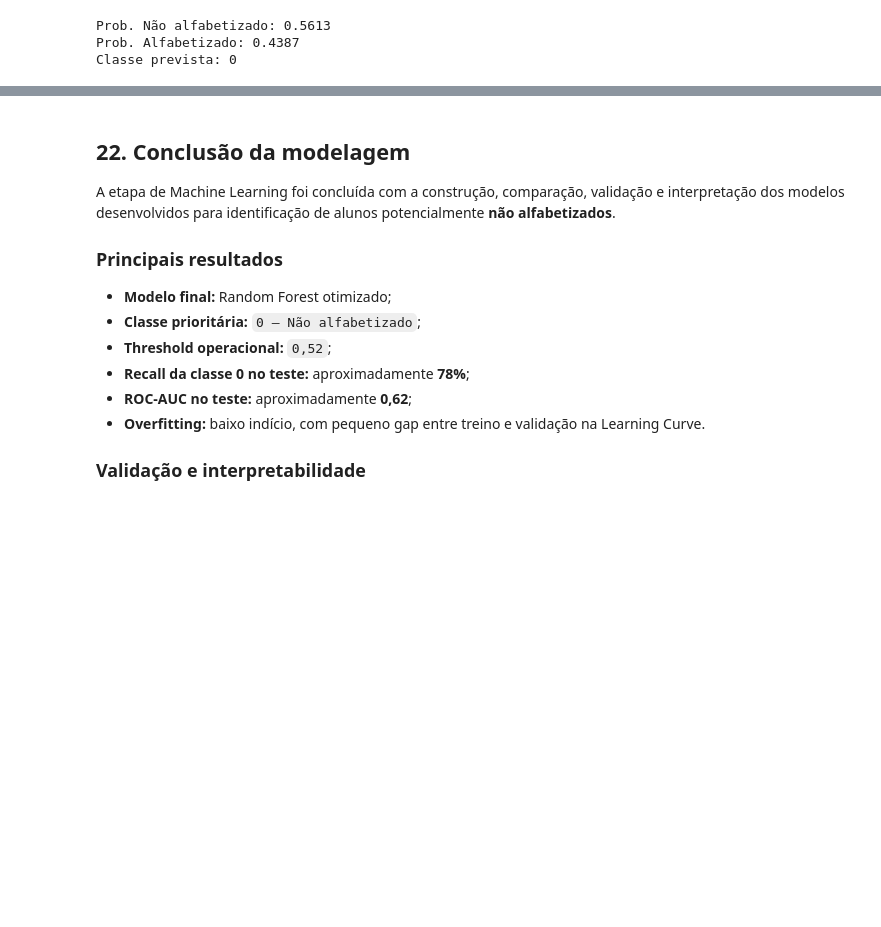
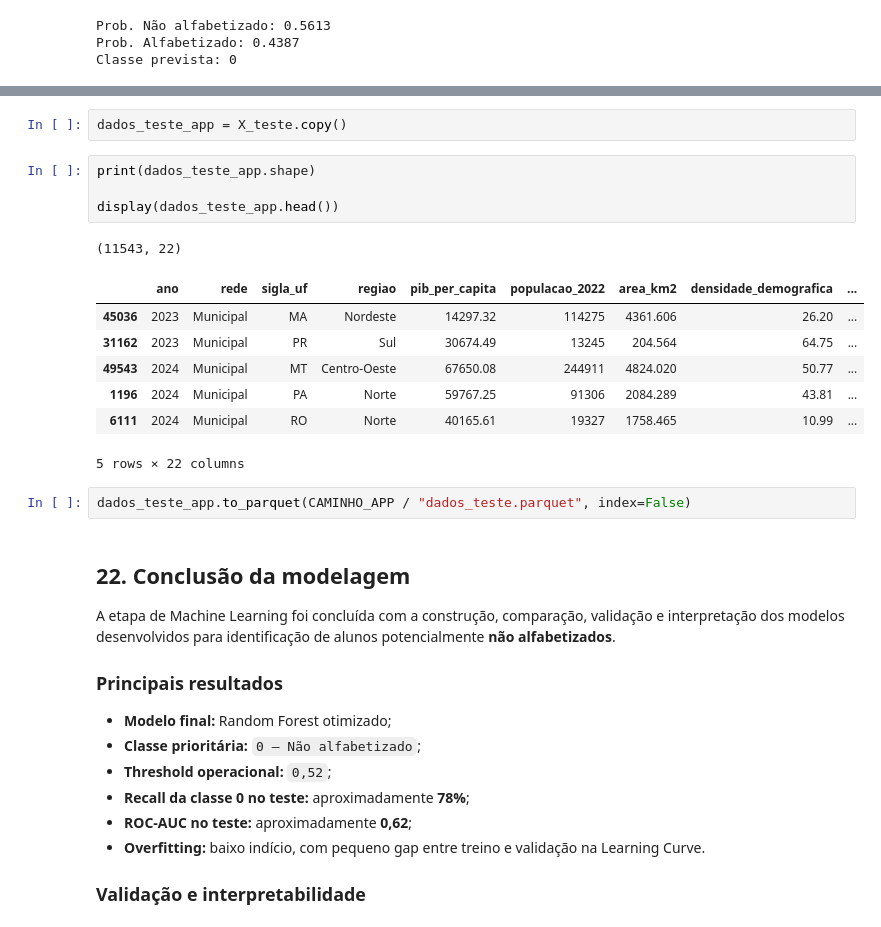
Before and after one commit to RenanTrevelim/tech-challenge-fase3-literacy-ml, a Jupyter notebook: notebooks/03_modelos_machine_learning.ipynb, the cells around one changed output, grey strips where cells are left out. Saved outputs shown, nothing was run; the diff lists cells and outputs as text; blank space fills up the shorter version.

```diff
--- a/notebooks/03_modelos_machine_learning.ipynb
+++ b/notebooks/03_modelos_machine_learning.ipynb
@@ -1885,3 +1895,20 @@ Classe prevista: 0
+# %%
+dados_teste_app = X_teste.copy()
+# %%
+print(dados_teste_app.shape)
+
+display(dados_teste_app.head())
+# %% [output]
+(11543, 22)
+|  | ano | rede | sigla_uf | regiao | pib_per_capita | populacao_2022 | area_km2 | densidade_demografica | ... |
+| 45036 | 2023 | Municipal | MA | Nordeste | 14297.32 | 114275 | 4361.606 | 26.20 | ... |
+| 31162 | 2023 | Municipal | PR | Sul | 30674.49 | 13245 | 204.564 | 64.75 | ... |
+| 49543 | 2024 | Municipal | MT | Centro-Oeste | 67650.08 | 244911 | 4824.020 | 50.77 | ... |
+| 1196 | 2024 | Municipal | PA | Norte | 59767.25 | 91306 | 2084.289 | 43.81 | ... |
+| 6111 | 2024 | Municipal | RO | Norte | 40165.61 | 19327 | 1758.465 | 10.99 | ... |
+5 rows × 22 columns
+# %%
+dados_teste_app.to_parquet(CAMINHO_APP / "dados_teste.parquet", index=False)
 # %% [markdown]
 ## 22. Conclusão da modelagem
 
```
Also changed, not shown: parts of 7 cells of this notebook, 10 other files.
